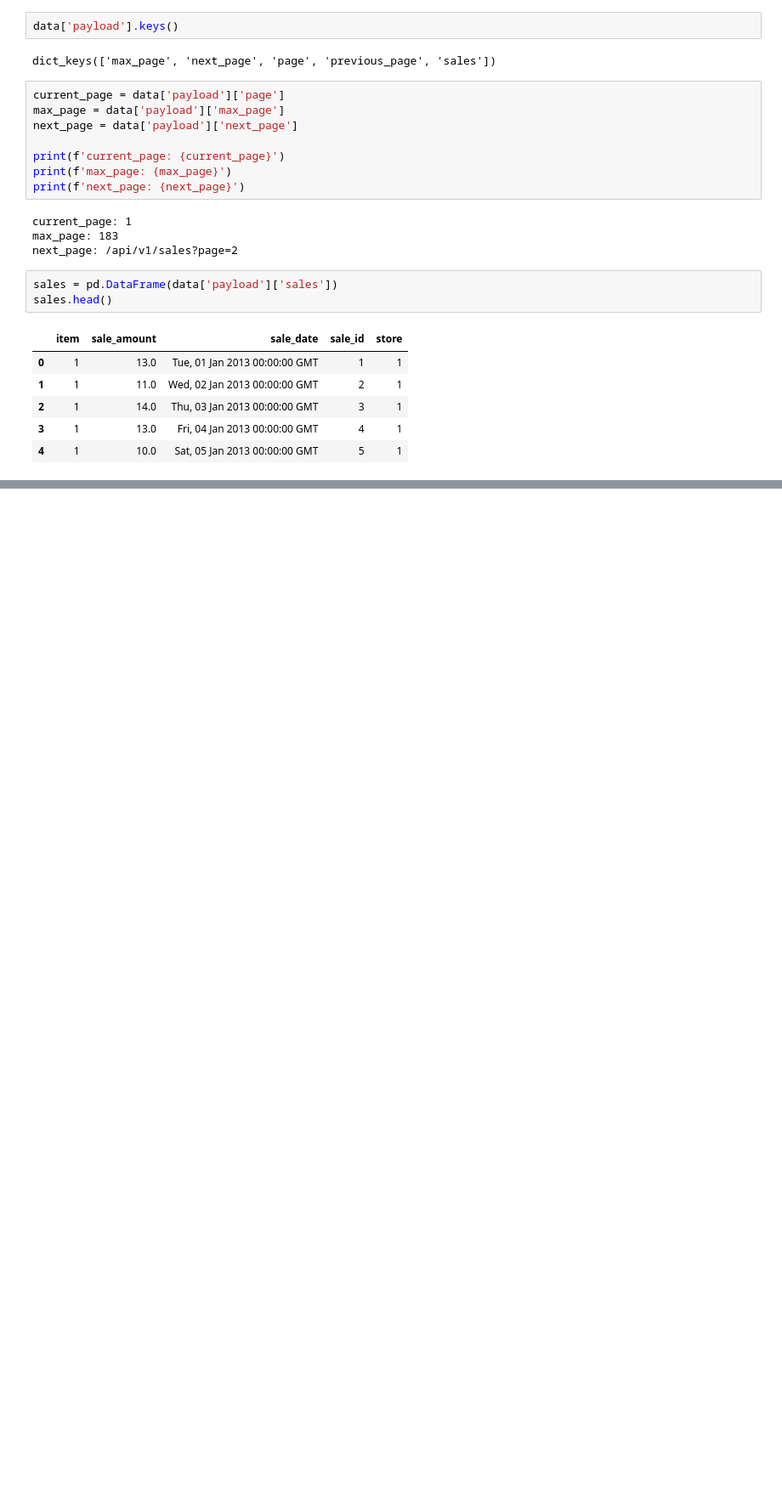
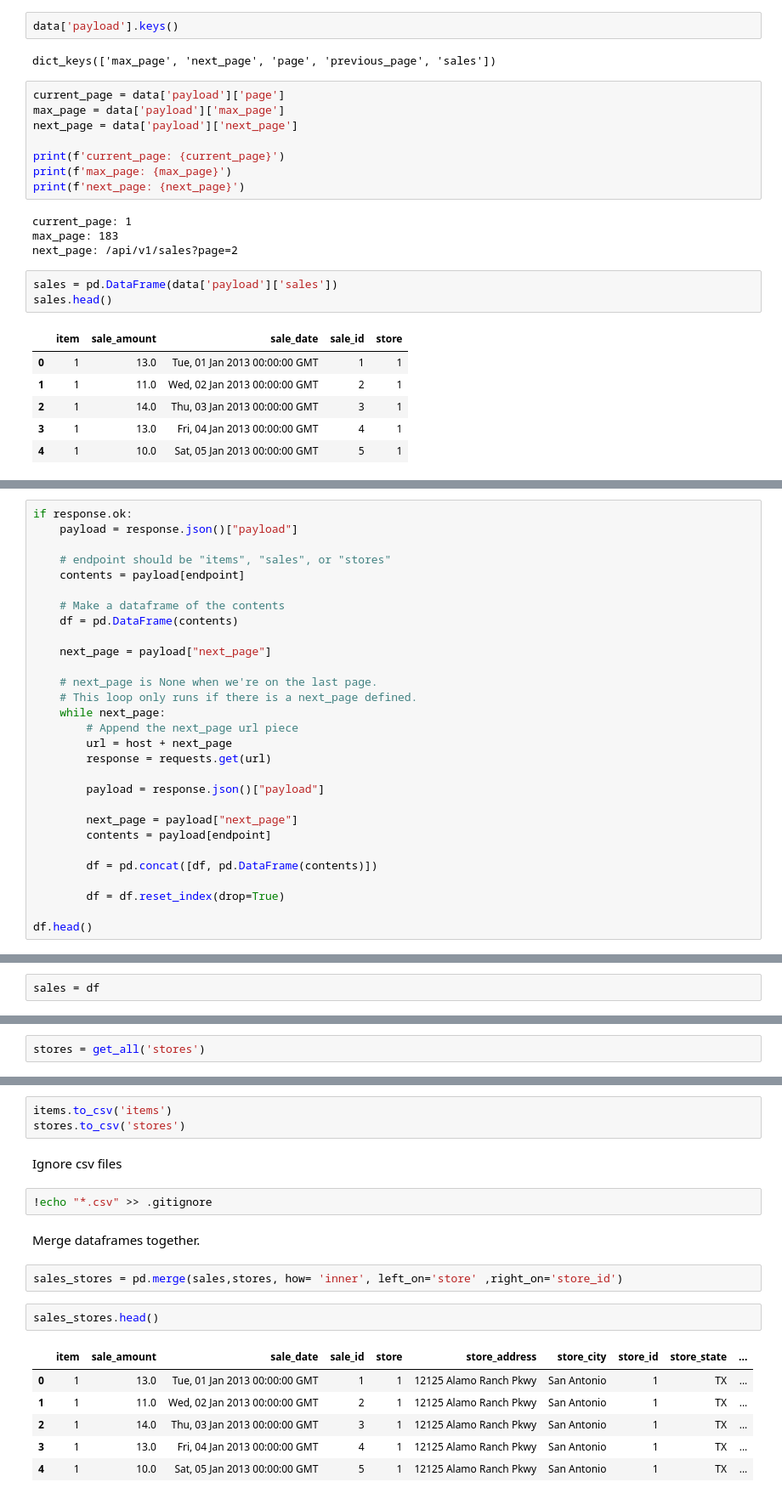
Before and after one commit to lochlynlaskowski/time-series-exercises, a Jupyter notebook: acquire.ipynb, the cells around one changed output, grey strips where cells are left out. Shown at 85% size. Cells and saved outputs as stored; diff of their text form; blank space fills up the shorter version.

```diff
--- a/acquire.ipynb
+++ b/acquire.ipynb
@@ -144,0 +157,29 @@ KeyError: 'payload'
+# %%
+if response.ok:
+    payload = response.json()["payload"]
+
+    # endpoint should be "items", "sales", or "stores"
+    contents = payload[endpoint]
+
+    # Make a dataframe of the contents
+    df = pd.DataFrame(contents)
+
+    next_page = payload["next_page"]
+
+    # next_page is None when we're on the last page.
+    # This loop only runs if there is a next_page defined.
+    while next_page:
+        # Append the next_page url piece
+        url = host + next_page
+        response = requests.get(url)
+
+        payload = response.json()["payload"]
+
+        next_page = payload["next_page"]
+        contents = payload[endpoint]
+
+        df = pd.concat([df, pd.DataFrame(contents)])
+
+        df = df.reset_index(drop=True)
+
+df.head()
@@ -144,0 +193,2 @@ KeyError: 'payload'
+# %%
+sales = df
@@ -144,0 +245,2 @@ KeyError: 'payload'
+# %%
+stores = get_all('stores')
@@ -144,0 +249,20 @@ KeyError: 'payload'
+# %%
+items.to_csv('items')
+stores.to_csv('stores')
+# %% [markdown]
+Ignore csv files
+# %%
+!echo "*.csv" >> .gitignore
+# %% [markdown]
+Merge dataframes together.
+# %%
+sales_stores = pd.merge(sales,stores, how= 'inner', left_on='store' ,right_on='store_id')
+# %%
+sales_stores.head()
+# %% [output]
+|  | item | sale_amount | sale_date | sale_id | store | store_address | store_city | store_id | store_state | ... |
+| 0 | 1 | 13.0 | Tue, 01 Jan 2013 00:00:00 GMT | 1 | 1 | 12125 Alamo Ranch Pkwy | San Antonio | 1 | TX | ... |
+| 1 | 1 | 11.0 | Wed, 02 Jan 2013 00:00:00 GMT | 2 | 1 | 12125 Alamo Ranch Pkwy | San Antonio | 1 | TX | ... |
+| 2 | 1 | 14.0 | Thu, 03 Jan 2013 00:00:00 GMT | 3 | 1 | 12125 Alamo Ranch Pkwy | San Antonio | 1 | TX | ... |
+| 3 | 1 | 13.0 | Fri, 04 Jan 2013 00:00:00 GMT | 4 | 1 | 12125 Alamo Ranch Pkwy | San Antonio | 1 | TX | ... |
+| 4 | 1 | 10.0 | Sat, 05 Jan 2013 00:00:00 GMT | 5 | 1 | 12125 Alamo Ranch Pkwy | San Antonio | 1 | TX | ... |
```
Also changed, not shown: parts of 20 cells of this notebook, 2 other files.
